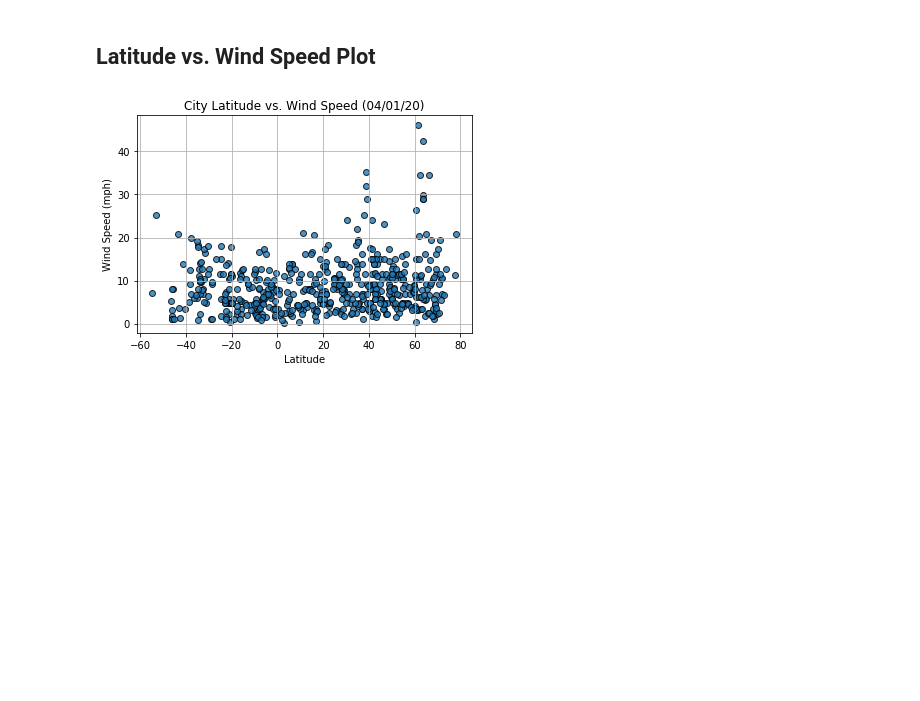
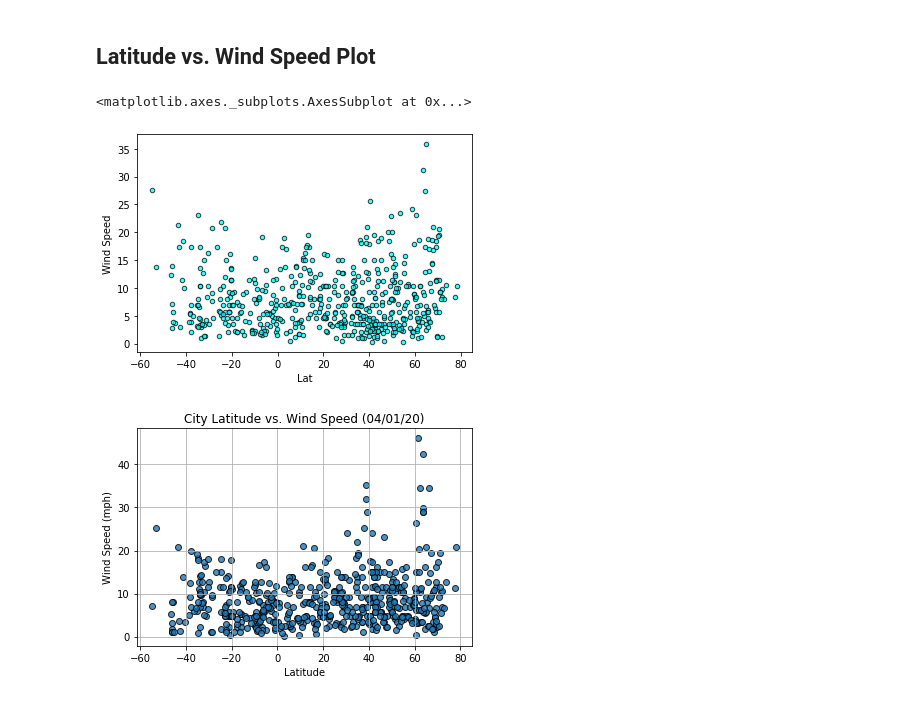
Before and after one commit to corriethomas/Python-API-Challenge, a Jupyter notebook: WeatherPy/starter_code/WeatherPy-Copy3-FinalforReview.ipynb, the cells around one changed output. Cells and saved outputs as stored; diff of their text form; code cells hidden in the pictures; blank space fills up the shorter version.

```diff
--- a/WeatherPy/starter_code/WeatherPy-Copy3-FinalforReview.ipynb
+++ b/WeatherPy/starter_code/WeatherPy-Copy3-FinalforReview.ipynb
@@ -173,6 +189,11 @@ clean_city_df
 [figure]
 # %% [markdown]
 ## Latitude vs. Wind Speed Plot
+# %%
+clean_city_df.plot.scatter("Lat", "Wind Speed", alpha=0.75, edgecolor="black", color="cyan")
+# %% [output]
+<matplotlib.axes._subplots.AxesSubplot at 0x...>
+[figure, added]
 # %%
 # %% [output]
 [figure]
```
Also changed, not shown: parts of 12 cells of this notebook.
